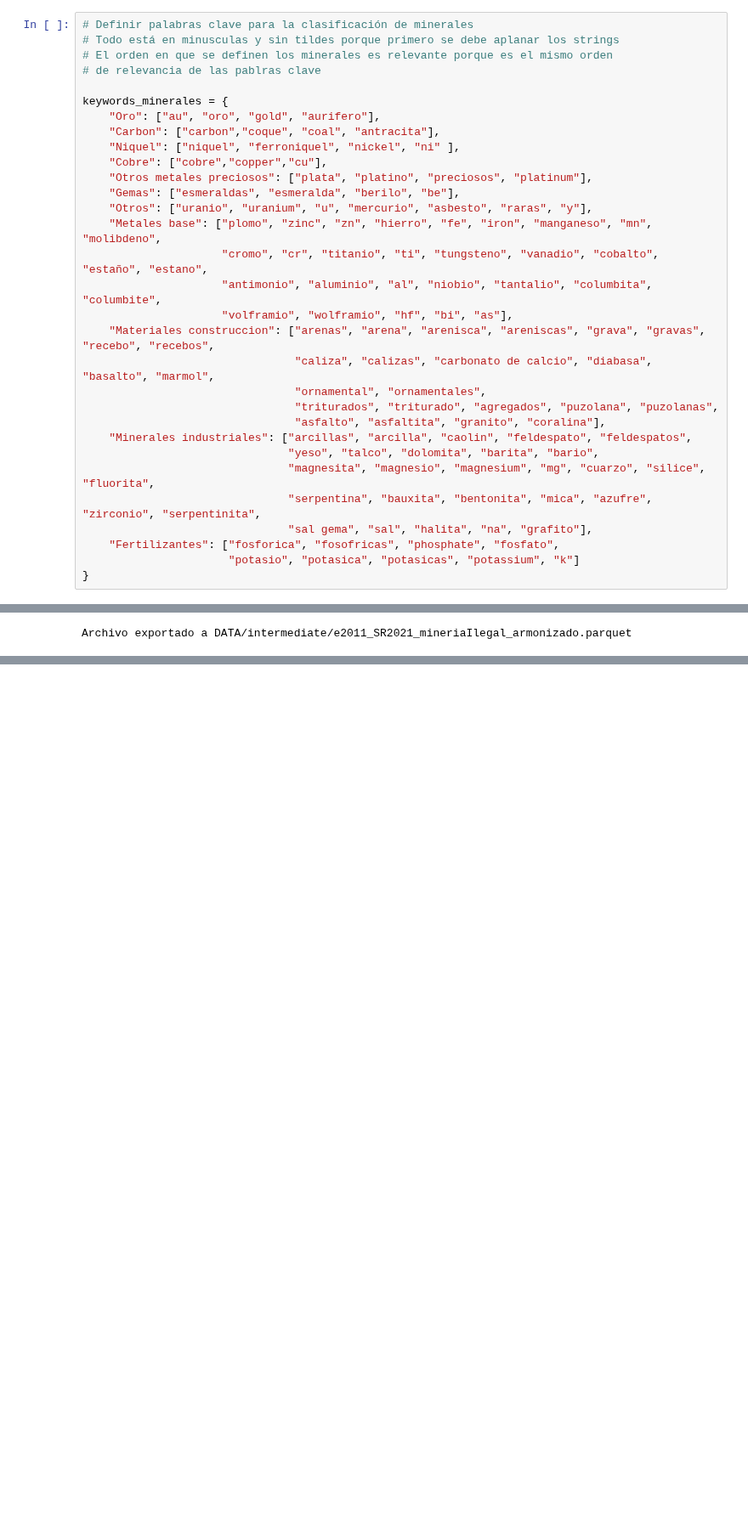
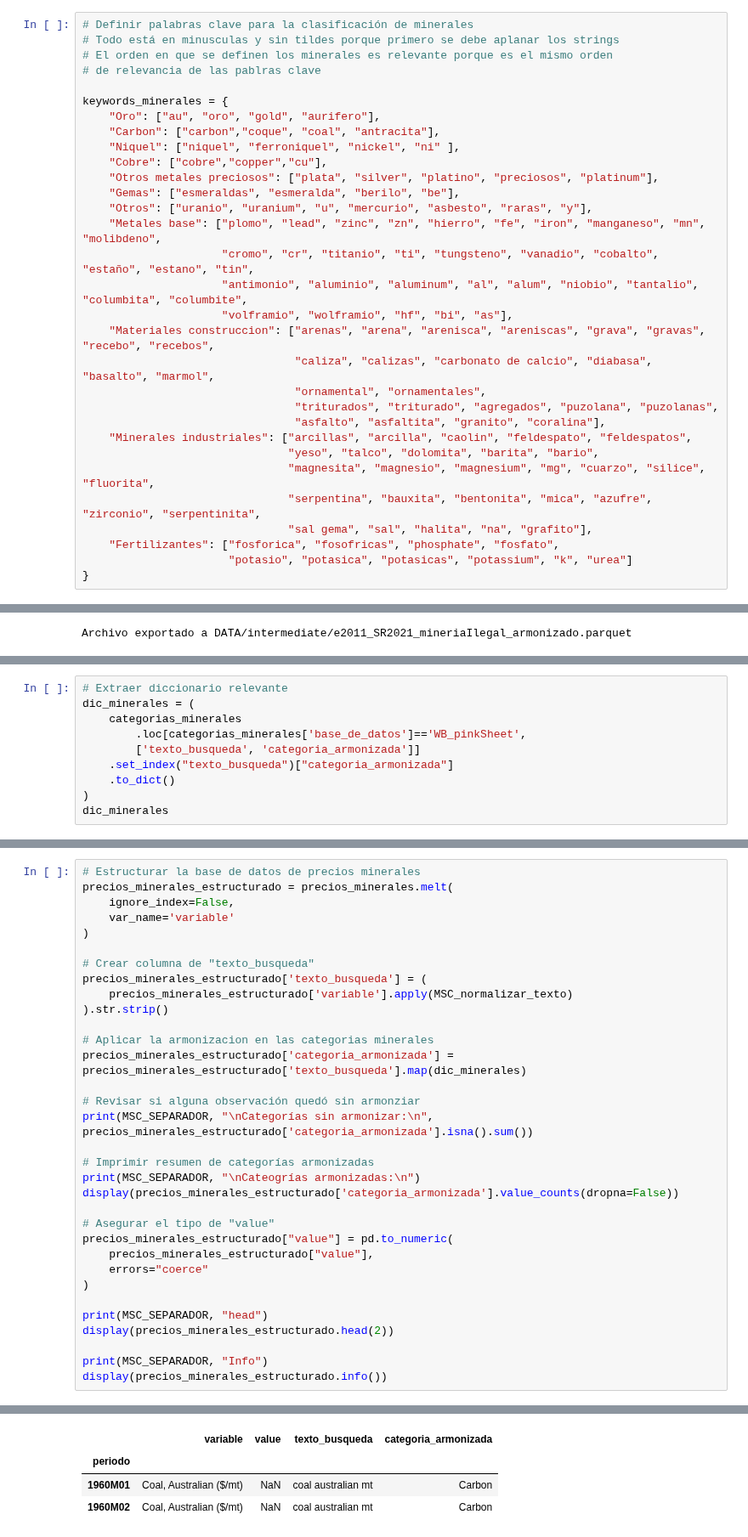
Before and after one commit to JC-AlfonsoR/PEG-mining-agriculture, a Jupyter notebook: engines/e2011_armonizar_taxonomias_minerales.ipynb, the cells around one changed output, grey strips where cells are left out. Shown at 85% size. Saved outputs shown, nothing was run; the diff lists cells and outputs as text; blank space fills up the shorter version.

```diff
--- a/engines/e2011_armonizar_taxonomias_minerales.ipynb
+++ b/engines/e2011_armonizar_taxonomias_minerales.ipynb
@@ -508,12 +651,12 @@ keywords_minerales = {
     "Carbon": ["carbon","coque", "coal", "antracita"],
     "Niquel": ["niquel", "ferroniquel", "nickel", "ni" ],
     "Cobre": ["cobre","copper","cu"],
-    "Otros metales preciosos": ["plata", "platino", "preciosos", "platinum"],
+    "Otros metales preciosos": ["plata", "silver", "platino", "preciosos", "platinum"],
     "Gemas": ["esmeraldas", "esmeralda", "berilo", "be"],
     "Otros": ["uranio", "uranium", "u", "mercurio", "asbesto", "raras", "y"],
-    "Metales base": ["plomo", "zinc", "zn", "hierro", "fe", "iron", "manganeso", "mn", "molibdeno",
-                     "cromo", "cr", "titanio", "ti", "tungsteno", "vanadio", "cobalto", "estaño", "estano",
-                     "antimonio", "aluminio", "al", "niobio", "tantalio", "columbita", "columbite",
+    "Metales base": ["plomo", "lead", "zinc", "zn", "hierro", "fe", "iron", "manganeso", "mn", "molibdeno",
+                     "cromo", "cr", "titanio", "ti", "tungsteno", "vanadio", "cobalto", "estaño", "estano", "tin",
+                     "antimonio", "aluminio", "aluminum", "al", "alum", "niobio", "tantalio", "columbita", "columbite",
                      "volframio", "wolframio", "hf", "bi", "as"],
     "Materiales construccion": ["arenas", "arena", "arenisca", "areniscas", "grava", "gravas", "recebo", "recebos",
                                 "caliza", "calizas", "carbonato de calcio", "diabasa", "basalto", "marmol",
@@ -526,7 +669,7 @@ keywords_minerales = {
                                "serpentina", "bauxita", "bentonita", "mica", "azufre", "zirconio", "serpentinita",
                                "sal gema", "sal", "halita", "na", "grafito"],
     "Fertilizantes": ["fosforica", "fosofricas", "phosphate", "fosfato",
-                      "potasio", "potasica", "potasicas", "potassium", "k"]
+                      "potasio", "potasica", "potasicas", "potassium", "k", "urea"]
 }
 # %%
 import re # expresiones regulares
@@ -909,0 +1056,10 @@ Archivo exportado a DATA/intermediate/e2011_SR2021_mineriaIlegal_armonizado.parq
+# %%
+# Extraer diccionario relevante
+dic_minerales = (
+    categorias_minerales
+        .loc[categorias_minerales['base_de_datos']=='WB_pinkSheet',
+        ['texto_busqueda', 'categoria_armonizada']]
+    .set_index("texto_busqueda")["categoria_armonizada"]
+    .to_dict()
+)
+dic_minerales
@@ -909,0 +1082,34 @@ Archivo exportado a DATA/intermediate/e2011_SR2021_mineriaIlegal_armonizado.parq
+# %%
+# Estructurar la base de datos de precios minerales
+precios_minerales_estructurado = precios_minerales.melt(
+    ignore_index=False,
+    var_name='variable'
+)
+
+# Crear columna de "texto_busqueda"
+precios_minerales_estructurado['texto_busqueda'] = (
+    precios_minerales_estructurado['variable'].apply(MSC_normalizar_texto)
+).str.strip()
+
+# Aplicar la armonizacion en las categorias minerales
+precios_minerales_estructurado['categoria_armonizada'] = precios_minerales_estructurado['texto_busqueda'].map(dic_minerales)
+
+# Revisar si alguna observación quedó sin armonziar
+print(MSC_SEPARADOR, "\nCategorías sin armonizar:\n", precios_minerales_estructurado['categoria_armonizada'].isna().sum())
+
+# Imprimir resumen de categorías armonizadas
+print(MSC_SEPARADOR, "\nCateogrías armonizadas:\n")
+display(precios_minerales_estructurado['categoria_armonizada'].value_counts(dropna=False))
+
+# Asegurar el tipo de "value"
+precios_minerales_estructurado["value"] = pd.to_numeric(
+    precios_minerales_estructurado["value"],
+    errors="coerce"
+)
+
+print(MSC_SEPARADOR, "head")
+display(precios_minerales_estructurado.head(2))
+
+print(MSC_SEPARADOR, "Info")
+display(precios_minerales_estructurado.info())
+# %% [output]
@@ -909,0 +1132,4 @@ Archivo exportado a DATA/intermediate/e2011_SR2021_mineriaIlegal_armonizado.parq
+|  | variable | value | texto_busqueda | categoria_armonizada |
+| periodo |  |  |  |  |
+| 1960M01 | Coal, Australian ($/mt) | NaN | coal australian mt | Carbon |
+| 1960M02 | Coal, Australian ($/mt) | NaN | coal australian mt | Carbon |
```
Also changed, not shown: parts of 15 cells of this notebook, 5 other files.
